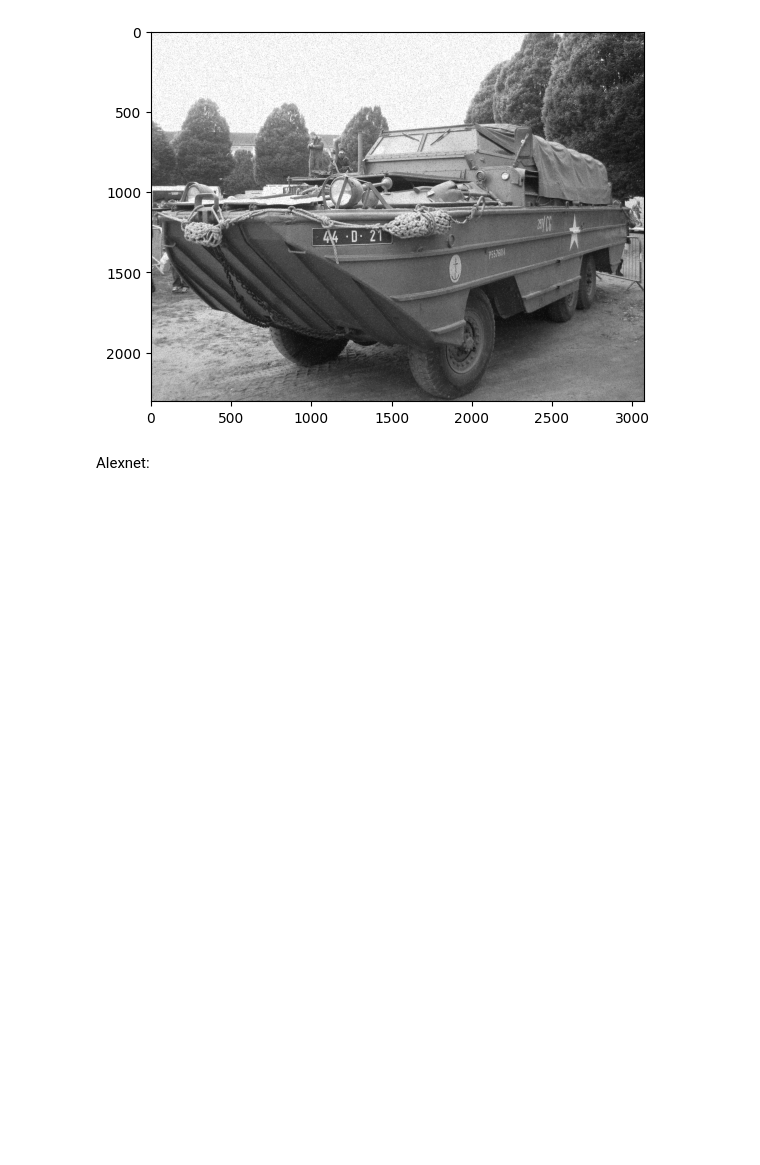
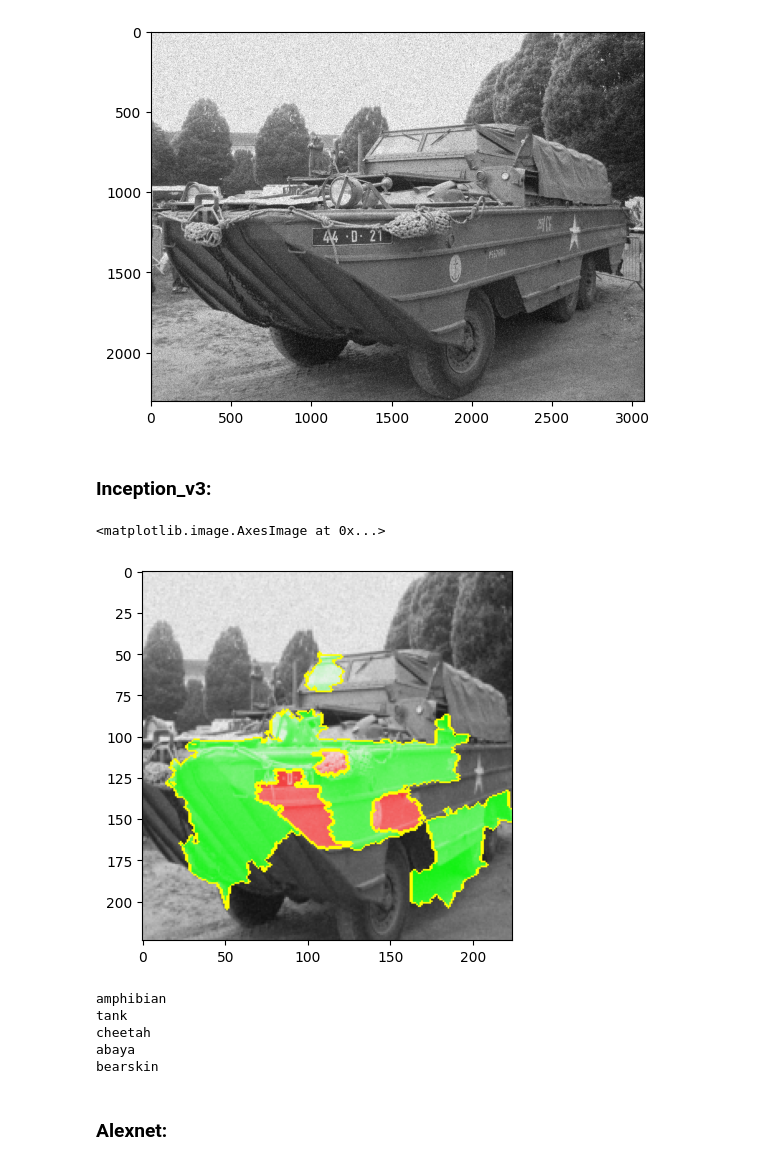
Before and after one commit to FilipKatulski/machine-learning, a Jupyter notebook: LAB4/LIME_image.ipynb, the cells around one changed output. Cells and saved outputs as stored; diff of their text form; code cells hidden in the pictures; blank space fills up the shorter version.

```diff
--- a/LAB4/LIME_image.ipynb
+++ b/LAB4/LIME_image.ipynb
@@ -542,8 +638,37 @@ plt.imshow(salt_n_pepper_amfibia)
 # %% [output]
 <matplotlib.image.AxesImage at 0x...>
 [figure]
+# %% [markdown]
+### Inception_v3:
+# %%
+explanation_snp_amfibia_inception_v3 = explainer.explain_instance(
+    image=lime_transformer(salt_n_pepper_amfibia),
+    classifier_fn=partial(predict_batch, inception_v3),
+    top_labels=5,
+    num_samples=1000)
+
+image, mask = explanation_snp_amfibia_inception_v3.get_image_and_mask(
+    label=explanation_snp_amfibia_inception_v3.top_labels[0],
+    positive_only=False,
+    negative_only=False,
+    num_features=10,
+    hide_rest=False)
+boundaries = mark_boundaries(image, mask)
+plt.imshow(boundaries)
+# %% [output]
+<matplotlib.image.AxesImage at 0x...>
+[figure, added]
+# %%
+for index in explanation_snp_amfibia_inception_v3.top_labels:
+    print(index_to_label[index])
+# %% [output]
+amphibian
+tank
+cheetah
+abaya
+bearskin
 # %% [markdown]
-Alexnet:
+### Alexnet:
 # %%
 explanation_snp_amfibia_alexnet = explainer.explain_instance(
     image=lime_transformer(salt_n_pepper_amfibia),
```
Also changed, not shown: parts of 25 cells of this notebook, 3 other files.
